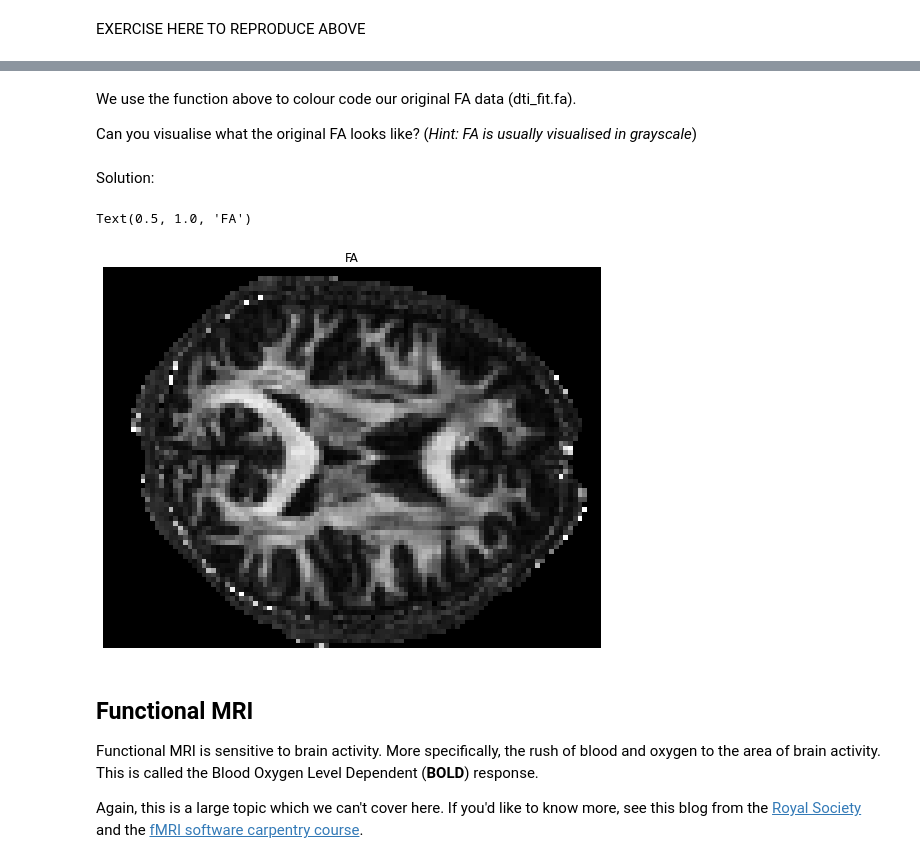
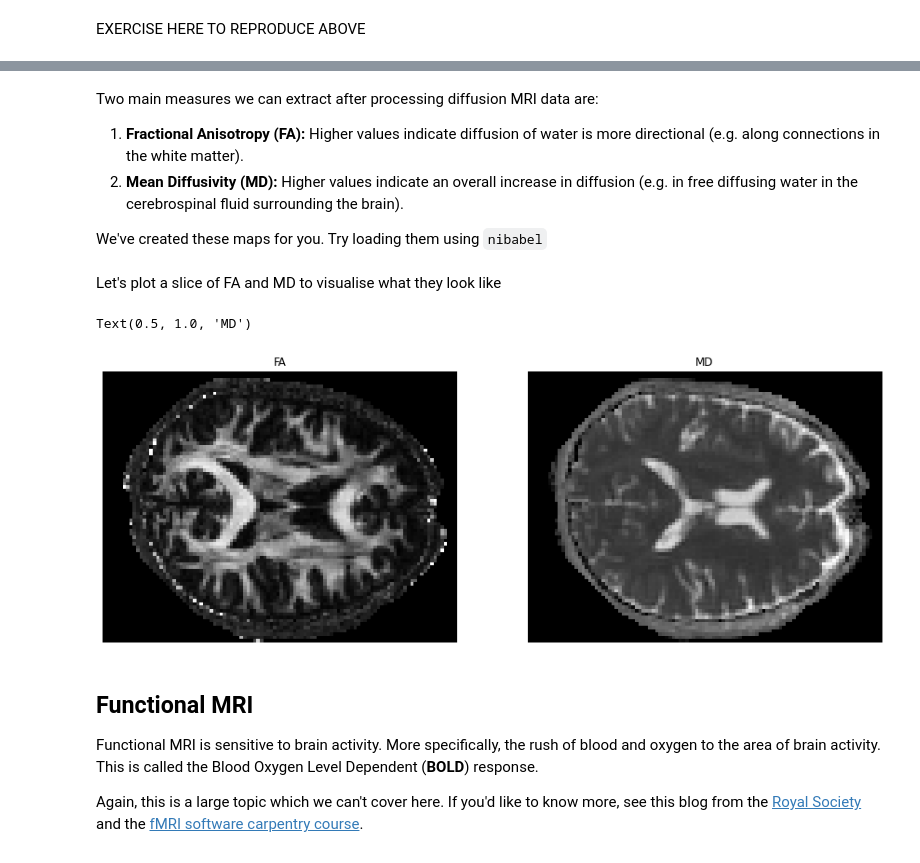
Before and after one commit to mary-tziraki/IDEAS_SDC, a Jupyter notebook: code/04-mri-modalities.ipynb, the cells around one changed output, grey strips where cells are left out. Cells and saved outputs as stored; diff of their text form; code cells hidden in the pictures.

```diff
--- a/code/04-mri-modalities.ipynb
+++ b/code/04-mri-modalities.ipynb
@@ -147,3 +169,7 @@ data.shape
 Diffusion MRI data is 4-dimensional. A 3D image (81, 106, 76) is acquired many times with sensitivities to the diffusion of water in different directions.
 
 Lets visualise some of these directions:
+# %%
+# lets pick an axial slice in the middle
+ax_slice = hardi_data.shape[2] // 2;
+print('Middle axial slice is:', ax_slice)
@@ -150,24 +178,28 @@ Lets visualise some of these directions:
 # %%
-plt.figure(figsize=(15, 20))
+# visualise various directions from raw diffusion MRI data
 
-# lets pick an axial slice in the middle
-ax_slice = data.shape[2] // 2;
+# set up figure
+plt.figure(figsize=(20, 20))
 
-# visualise various directions from raw diffusion MRI data
+# plot first direction
+# (the first direction is often b=0 and is not sensitive to a particular direction of water diffusion)
 plt.subplot(1, 4, 1).set_axis_off()
-plt.imshow(data[:,:,ax_slice,0], cmap='gray')
+plt.imshow(hardi_data[:,:,ax_slice,0], cmap='gray')
 plt.title("b=0")
 
+# plot another direction
 plt.subplot(1, 4, 2).set_axis_off()
-plt.imshow(data[:,:,ax_slice,10], cmap='gray')
+plt.imshow(hardi_data[:,:,ax_slice,10], cmap='gray')
 plt.title("11th Direction")
 
+# plot another direction
 plt.subplot(1, 4, 3).set_axis_off()
-plt.imshow(data[:,:,ax_slice,50], cmap='gray')
+plt.imshow(hardi_data[:,:,ax_slice,50], cmap='gray')
 plt.title("51st Direction")
 
+# plot another direction
 plt.subplot(1, 4, 4).set_axis_off()
-plt.imshow(data[:,:,ax_slice,150], cmap='gray')
+plt.imshow(hardi_data[:,:,ax_slice,150], cmap='gray')
 plt.title("150th Direction")
 # %% [output]
 Text(0.5, 1.0, '150th Direction')
@@ -219,17 +213,33 @@ Text(0.5, 1.0, 'Color coded FA')
-# %% [markdown]
-We use the function above to colour code our original FA data (dti_fit.fa).
-
-Can you visualise what the original FA looks like? (*Hint: FA is usually visualised in grayscale*)
-# %% [markdown]
-Solution:
+# %% [markdown]
+Two main measures we can extract after processing diffusion MRI data are:
+1. **Fractional Anisotropy (FA):** Higher values indicate diffusion of water is more directional (e.g. along connections in the white matter).
+2. **Mean Diffusivity (MD):** Higher values indicate an overall increase in diffusion (e.g. in free diffusing water in the cerebrospinal fluid surrounding the brain).
+
+We've created these maps for you. Try loading them using `nibabel`
+# %%
+# load FA
+fa_data, fa_affine = load_nifti('../data/dmri_examples/FA.nii.gz')
+
+# load MD
+md_data, md_affine = load_nifti('../data/dmri_examples/MD.nii.gz')
+# %% [markdown]
+Let's plot a slice of FA and MD to visualise what they look like
 # %%
-plt.figure(figsize=(9, 7))
-plt.subplot(1, 1, 1).set_axis_off()
-plt.imshow(dti_fit.fa[:, :, ax_slice], cmap="gray")
+# set up plot
+plt.figure(figsize=(15, 20))
+
+# plot FA
+plt.subplot(1, 2, 1).set_axis_off()
+plt.imshow(fa_data[:, :, ax_slice], cmap='gray')
 plt.title("FA")
+
+# plot MD
+plt.subplot(1, 2, 2).set_axis_off()
+plt.imshow(md_data[:, :, ax_slice], cmap='gray')
+plt.title("MD")
 # %% [output]
-Text(0.5, 1.0, 'FA')
+Text(0.5, 1.0, 'MD')
-[figure, old version]
+[figure, new version]
 # %% [markdown]
 ## Functional MRI
 
```
Also changed, not shown: parts of 18 cells of this notebook.
